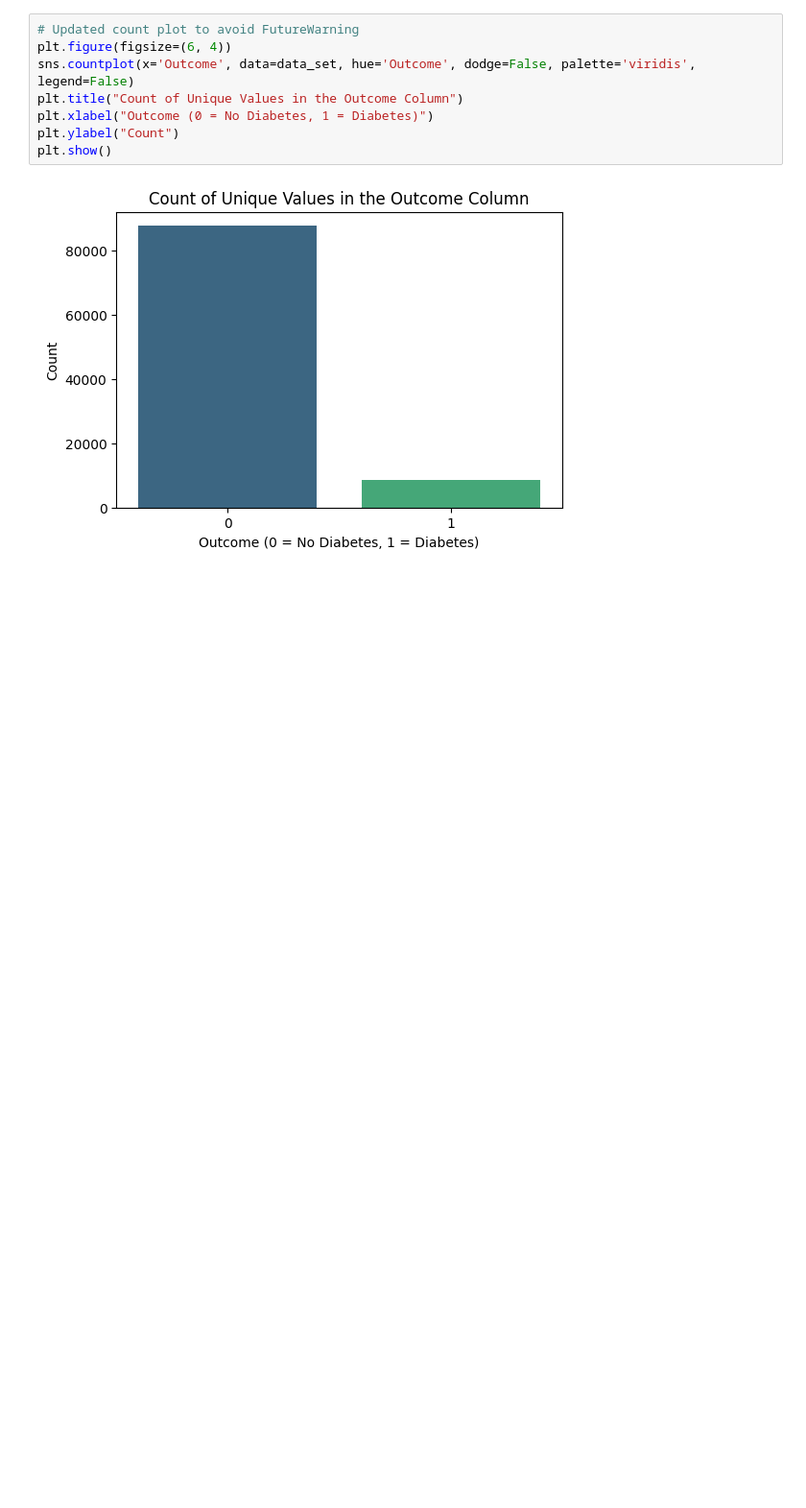
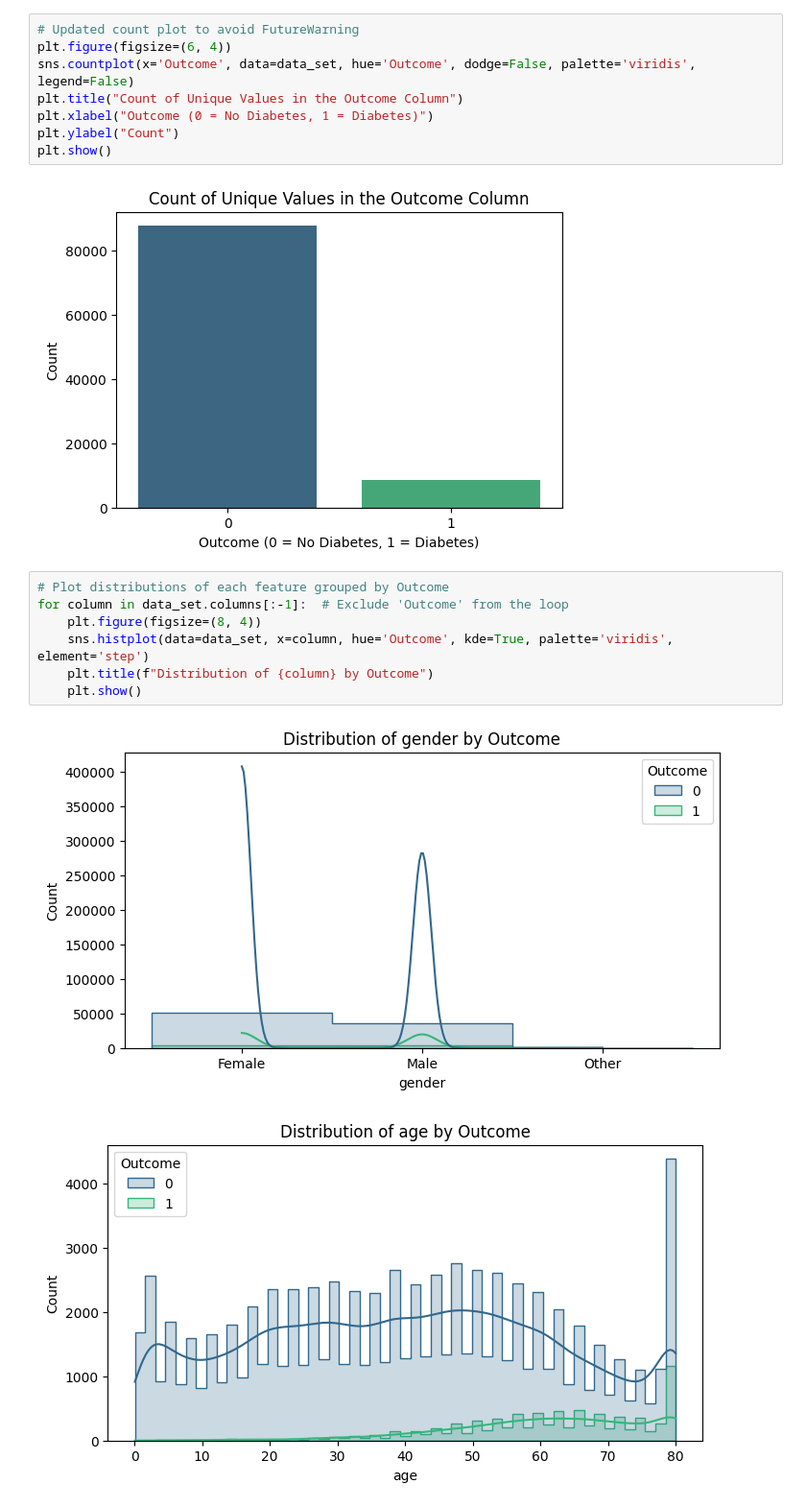
Before and after one commit to siddhantbhattarai/Machine_Learning_Bootcamp_2024, a Jupyter notebook: ML_Projects/Diabetes-Prediction-System/Notebook/Diabetes-Prediction-System.ipynb, the cells around one changed output. Shown at 96% size. Cells and saved outputs as stored; diff of their text form; blank space fills up the shorter version.

```diff
--- a/ML_Projects/Diabetes-Prediction-System/Notebook/Diabetes-Prediction-System.ipynb
+++ b/ML_Projects/Diabetes-Prediction-System/Notebook/Diabetes-Prediction-System.ipynb
@@ -114,3 +114,13 @@ plt.ylabel("Count")
 plt.show()
 # %% [output]
 [figure]
+# %%
+# Plot distributions of each feature grouped by Outcome
+for column in data_set.columns[:-1]:  # Exclude 'Outcome' from the loop
+    plt.figure(figsize=(8, 4))
+    sns.histplot(data=data_set, x=column, hue='Outcome', kde=True, palette='viridis', element='step')
+    plt.title(f"Distribution of {column} by Outcome")
+    plt.show()
+# %% [output]
+[figure, added]
+[figure, added]
```
Also changed, not shown: parts of 13 cells of this notebook.
